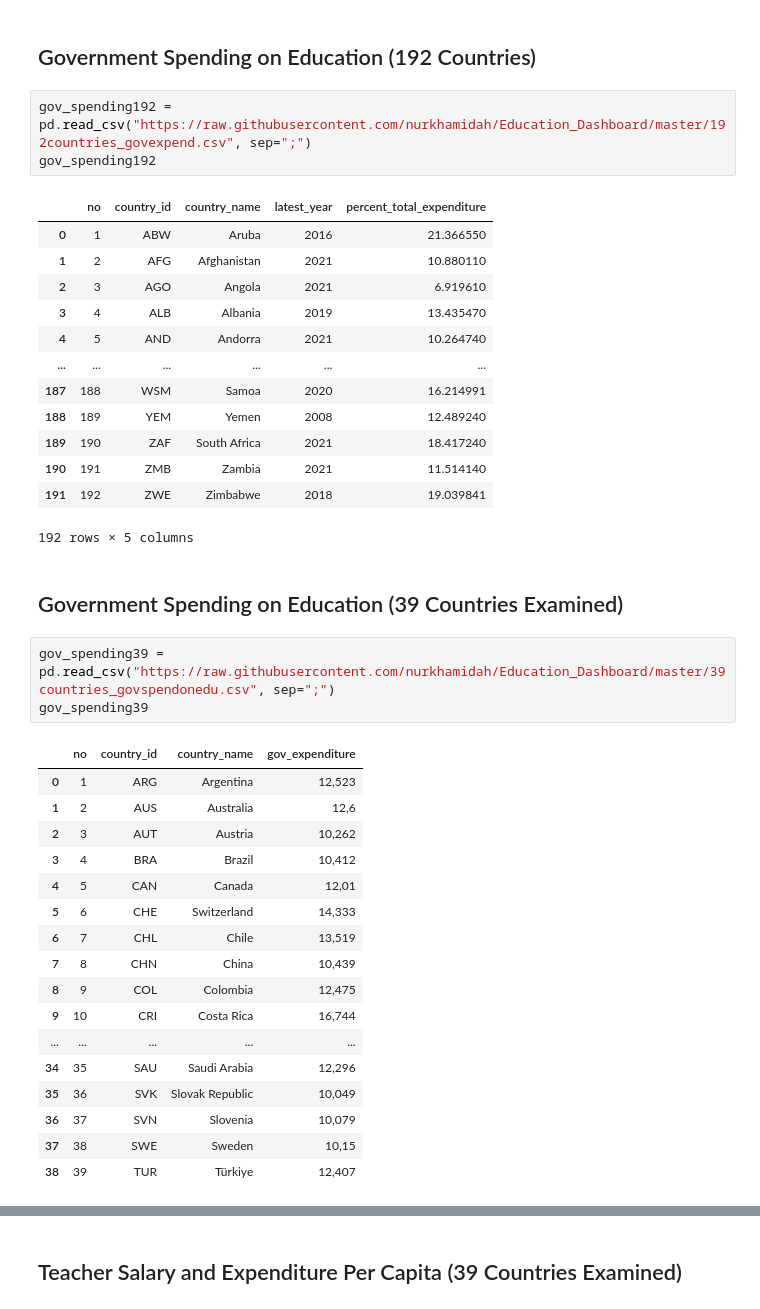
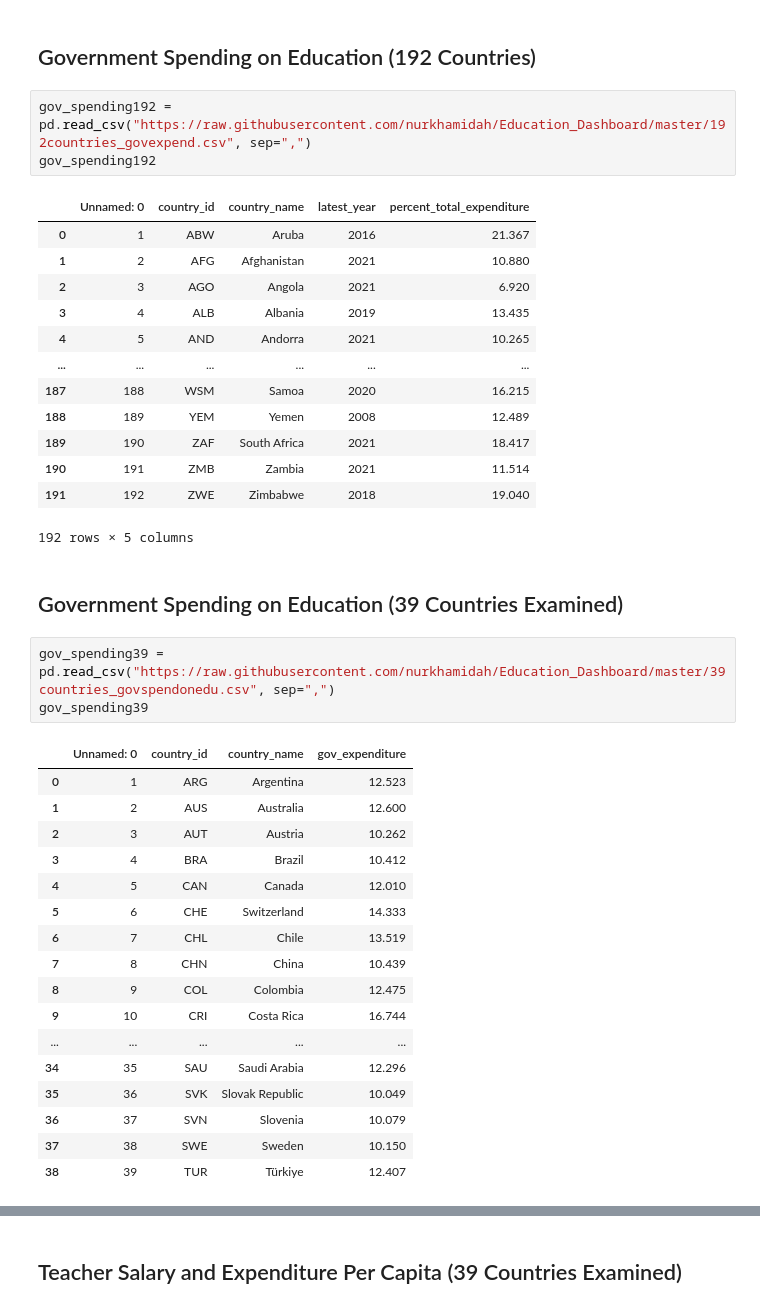
Before and after one commit to nurkhamidah/Education_Dashboard, a Jupyter notebook: object.ipynb, the cells around one changed output, grey strips where cells are left out. Cells and saved outputs as stored; diff of their text form.

```diff
--- a/object.ipynb
+++ b/object.ipynb
@@ -42,42 +42,42 @@ iq_score
 # %% [markdown]
 ## Government Spending on Education (192 Countries)
 # %%
-gov_spending192 = pd.read_csv("https://raw.githubusercontent.com/nurkhamidah/Education_Dashboard/master/192countries_govexpend.csv", sep=";")
+gov_spending192 = pd.read_csv("https://raw.githubusercontent.com/nurkhamidah/Education_Dashboard/master/192countries_govexpend.csv", sep=",")
 gov_spending192
 # %% [output]
-|  | no | country_id | country_name | latest_year | percent_total_expenditure |
-| 0 | 1 | ABW | Aruba | 2016 | 21.366550 |
-| 1 | 2 | AFG | Afghanistan | 2021 | 10.880110 |
-| 2 | 3 | AGO | Angola | 2021 | 6.919610 |
-| 3 | 4 | ALB | Albania | 2019 | 13.435470 |
-| 4 | 5 | AND | Andorra | 2021 | 10.264740 |
+|  | Unnamed: 0 | country_id | country_name | latest_year | percent_total_expenditure |
+| 0 | 1 | ABW | Aruba | 2016 | 21.367 |
+| 1 | 2 | AFG | Afghanistan | 2021 | 10.880 |
+| 2 | 3 | AGO | Angola | 2021 | 6.920 |
+| 3 | 4 | ALB | Albania | 2019 | 13.435 |
+| 4 | 5 | AND | Andorra | 2021 | 10.265 |
 | ... | ... | ... | ... | ... | ... |
-| 187 | 188 | WSM | Samoa | 2020 | 16.214991 |
-| 188 | 189 | YEM | Yemen | 2008 | 12.489240 |
-| 189 | 190 | ZAF | South Africa | 2021 | 18.417240 |
-| 190 | 191 | ZMB | Zambia | 2021 | 11.514140 |
-| 191 | 192 | ZWE | Zimbabwe | 2018 | 19.039841 |
+| 187 | 188 | WSM | Samoa | 2020 | 16.215 |
+| 188 | 189 | YEM | Yemen | 2008 | 12.489 |
+| 189 | 190 | ZAF | South Africa | 2021 | 18.417 |
+| 190 | 191 | ZMB | Zambia | 2021 | 11.514 |
+| 191 | 192 | ZWE | Zimbabwe | 2018 | 19.040 |
 192 rows × 5 columns
 # %% [markdown]
 ## Government Spending on Education (39 Countries Examined)
 # %%
-gov_spending39 = pd.read_csv("https://raw.githubusercontent.com/nurkhamidah/Education_Dashboard/master/39countries_govspendonedu.csv", sep=";")
+gov_spending39 = pd.read_csv("https://raw.githubusercontent.com/nurkhamidah/Education_Dashboard/master/39countries_govspendonedu.csv", sep=",")
 gov_spending39
 # %% [output]
-|  | no | country_id | country_name | gov_expenditure |
-| 0 | 1 | ARG | Argentina | 12,523 |
-| 1 | 2 | AUS | Australia | 12,6 |
-| 2 | 3 | AUT | Austria | 10,262 |
-| 3 | 4 | BRA | Brazil | 10,412 |
-| 4 | 5 | CAN | Canada | 12,01 |
-| 5 | 6 | CHE | Switzerland | 14,333 |
-| 6 | 7 | CHL | Chile | 13,519 |
-| 7 | 8 | CHN | China | 10,439 |
-| 8 | 9 | COL | Colombia | 12,475 |
-| 9 | 10 | CRI | Costa Rica | 16,744 |
+|  | Unnamed: 0 | country_id | country_name | gov_expenditure |
+| 0 | 1 | ARG | Argentina | 12.523 |
+| 1 | 2 | AUS | Australia | 12.600 |
+| 2 | 3 | AUT | Austria | 10.262 |
+| 3 | 4 | BRA | Brazil | 10.412 |
+| 4 | 5 | CAN | Canada | 12.010 |
+| 5 | 6 | CHE | Switzerland | 14.333 |
+| 6 | 7 | CHL | Chile | 13.519 |
+| 7 | 8 | CHN | China | 10.439 |
+| 8 | 9 | COL | Colombia | 12.475 |
+| 9 | 10 | CRI | Costa Rica | 16.744 |
 | ... | ... | ... | ... | ... |
-| 34 | 35 | SAU | Saudi Arabia | 12,296 |
-| 35 | 36 | SVK | Slovak Republic | 10,049 |
-| 36 | 37 | SVN | Slovenia | 10,079 |
-| 37 | 38 | SWE | Sweden | 10,15 |
-| 38 | 39 | TUR | Türkiye | 12,407 |
+| 34 | 35 | SAU | Saudi Arabia | 12.296 |
+| 35 | 36 | SVK | Slovak Republic | 10.049 |
+| 36 | 37 | SVN | Slovenia | 10.079 |
+| 37 | 38 | SWE | Sweden | 10.150 |
+| 38 | 39 | TUR | Türkiye | 12.407 |
```
Also changed, not shown: parts of 7 cells of this notebook.
